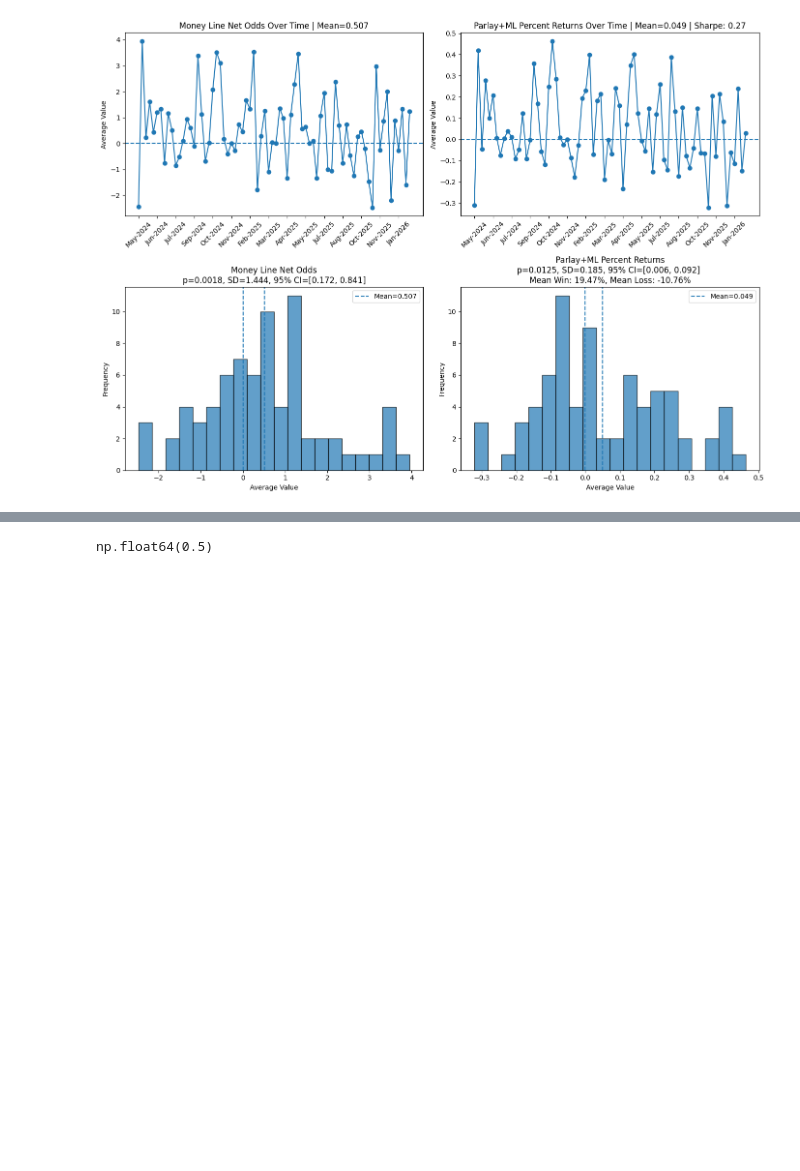
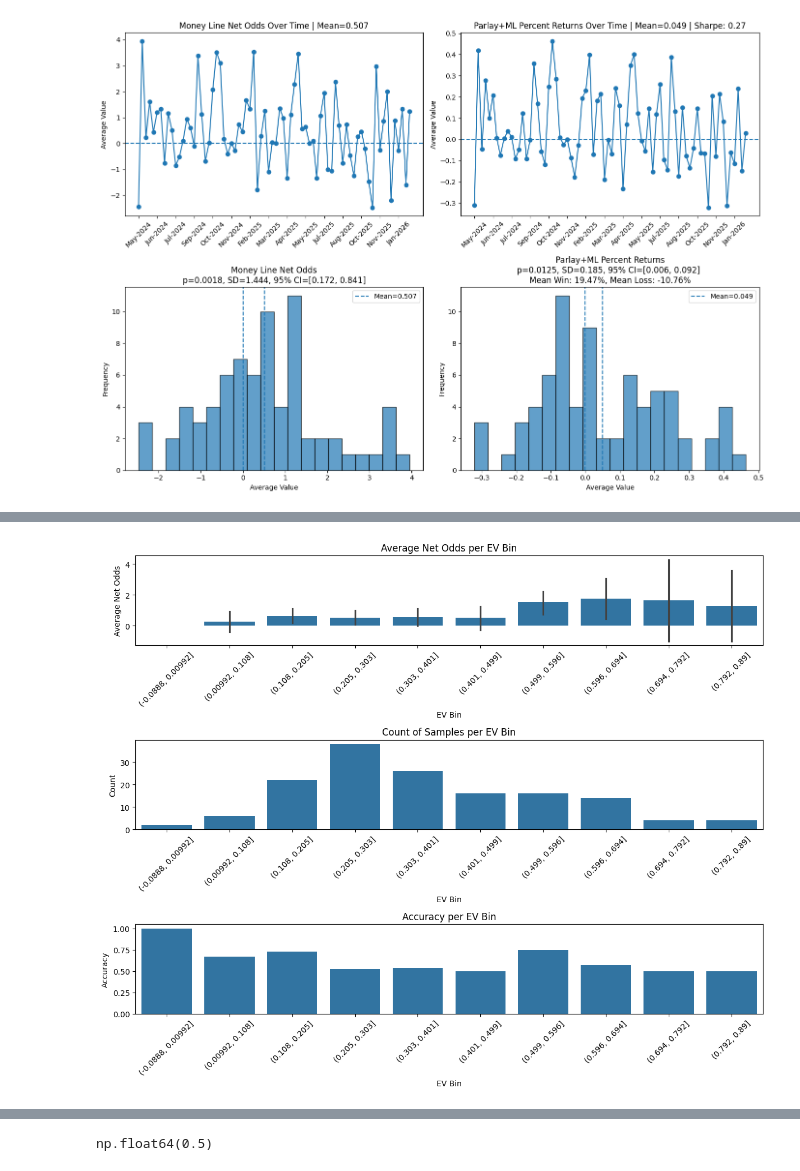
Before and after one commit to jcmarkowicz/sports_betting, a Jupyter notebook: BettingStrategy/KellyStrategy/betting_backtest/kelly_sim.ipynb, the cells around one changed output, grey strips where cells are left out. Saved outputs shown, nothing was run; the diff lists cells and outputs as text; code cells hidden in the pictures; blank space fills up the shorter version.

```diff
--- a/BettingStrategy/KellyStrategy/betting_backtest/kelly_sim.ipynb
+++ b/BettingStrategy/KellyStrategy/betting_backtest/kelly_sim.ipynb
@@ -197,0 +313,9 @@ plot_event_odds_stats(df_kelly2, path)
+# %%
+df_parlay['net_fstar'] = np.where(df_parlay['parlay_net_odds'] < 0, -df_parlay['parlay_fstar_sum'],
+                        df_parlay['parlay_fstar_sum'])
+
+np.sum(df_parlay['net_fstar'] * df_parlay['parlay_net_odds']) / 2
+# %%
+parlay_analysis(df_parlay)
+# %% [output]
+[figure, added]
```
Also changed, not shown: parts of 18 cells of this notebook, 29 other files.
